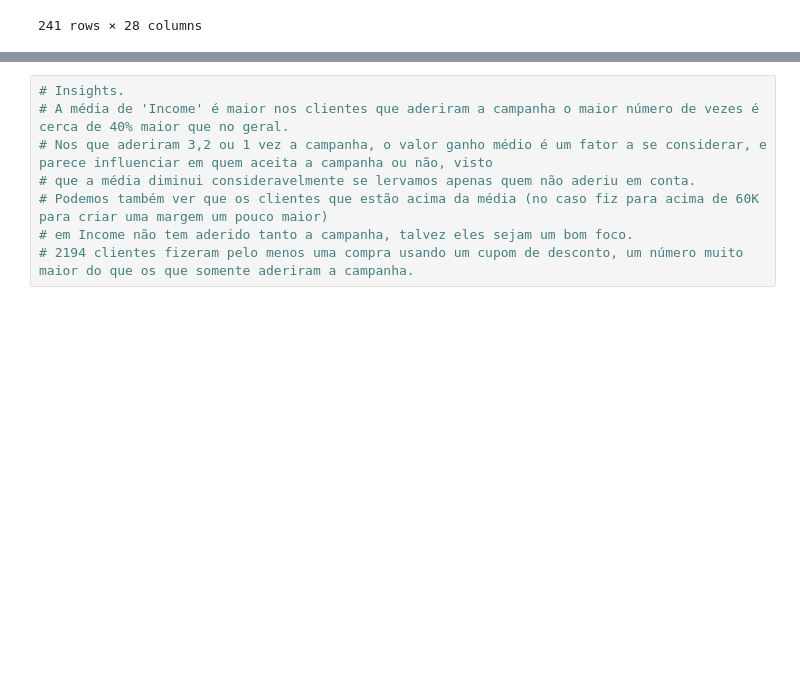
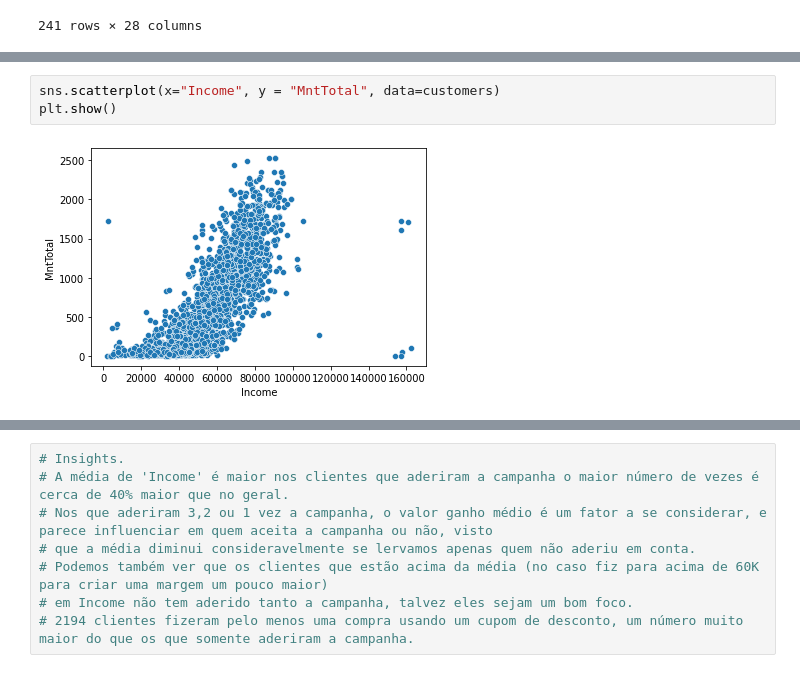
Before and after one commit to Pedro4010/caseifood, a Jupyter notebook: caseifood.ipynb, the cells around one changed output, grey strips where cells are left out. Saved outputs shown, nothing was run; the diff lists cells and outputs as text; blank space fills up the shorter version.

```diff
--- a/caseifood.ipynb
+++ b/caseifood.ipynb
@@ -421,0 +427,5 @@ customers_deals
+# %%
+sns.scatterplot(x="Income", y = "MntTotal", data=customers)
+plt.show()
+# %% [output]
+[figure, added]
```
Also changed, not shown: parts of 25 cells of this notebook.
